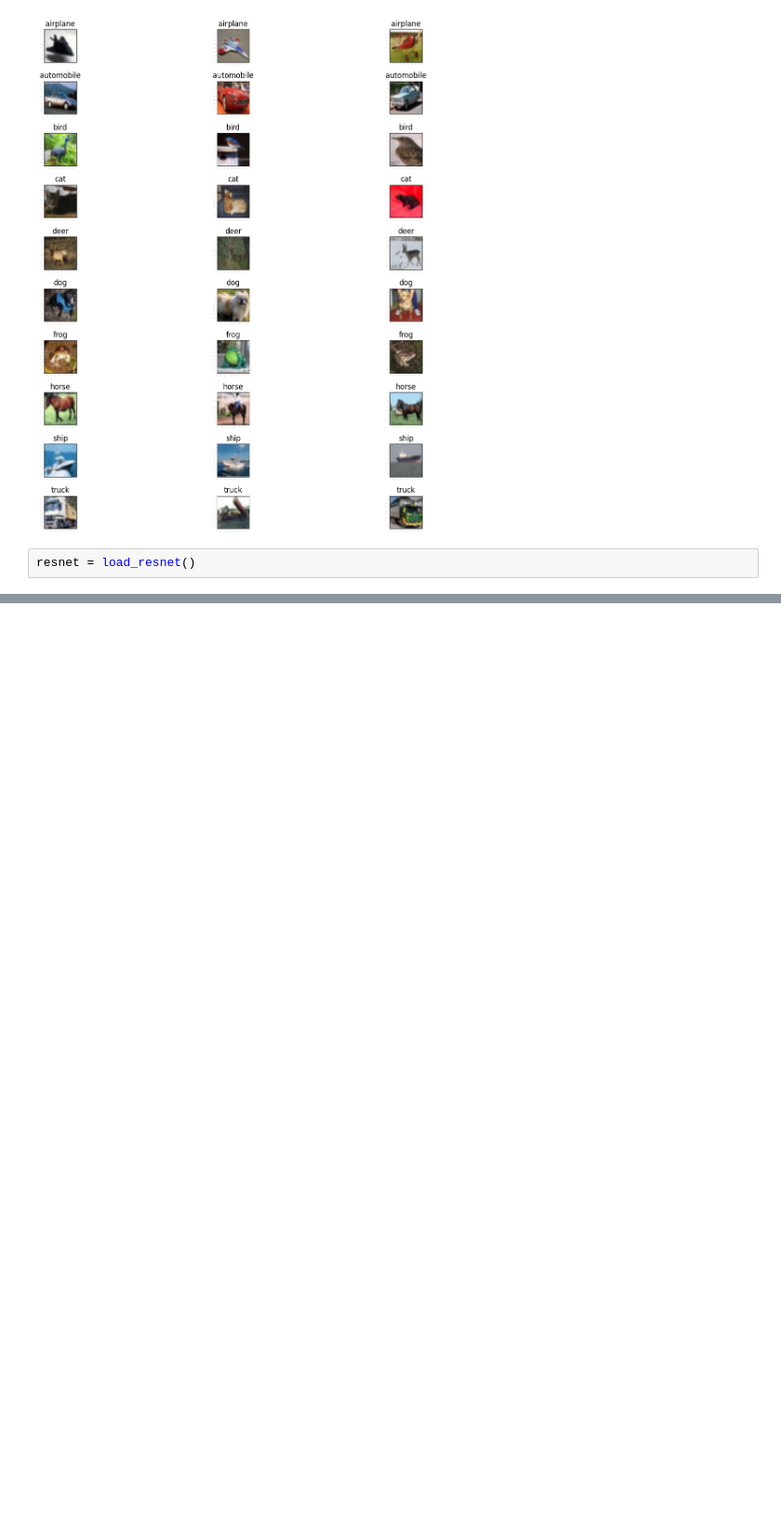
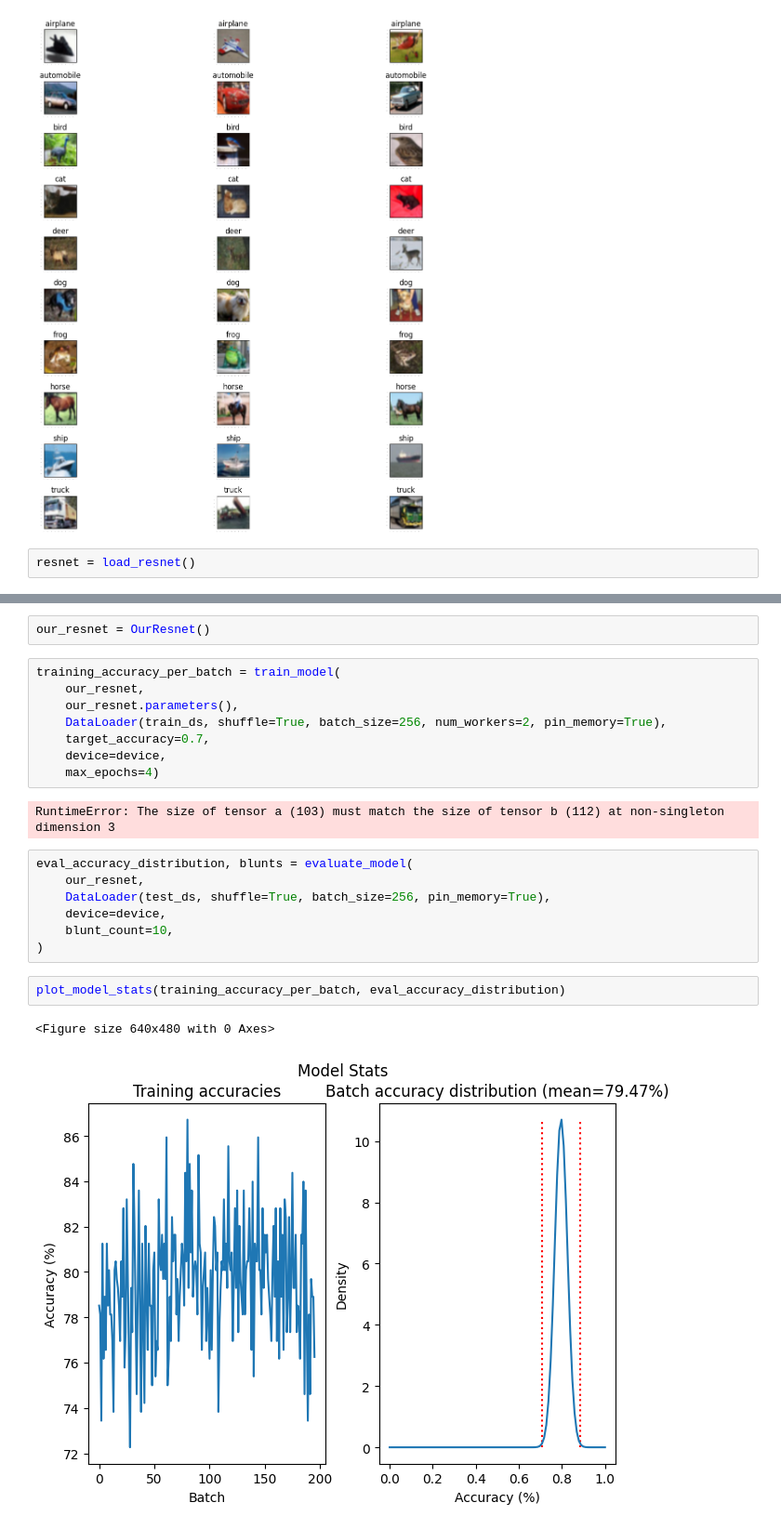
Before and after one commit to tglanz/bsc, a Jupyter notebook: 2024b-22961/mmn15/mmn15.ipynb, the cells around one changed output, grey strips where cells are left out. Shown at 93% size. Drawn from its saved outputs; the diff is of its cells as text; blank space fills up the shorter version.

```diff
--- a/2024b-22961/mmn15/mmn15.ipynb
+++ b/2024b-22961/mmn15/mmn15.ipynb
@@ -496,0 +607,24 @@ plot_model_stats(training_accuracy_per_batch, eval_accuracy_distribution)
+# %%
+our_resnet = OurResnet()
+# %%
+training_accuracy_per_batch = train_model(
+    our_resnet,
+    our_resnet.parameters(),
+    DataLoader(train_ds, shuffle=True, batch_size=256, num_workers=2, pin_memory=True),
+    target_accuracy=0.7,
+    device=device,
+    max_epochs=4)
+# %% [output]
+RuntimeError: The size of tensor a (103) must match the size of tensor b (112) at non-singleton dimension 3
+# %%
+eval_accuracy_distribution, blunts = evaluate_model(
+    our_resnet,
+    DataLoader(test_ds, shuffle=True, batch_size=256, pin_memory=True),
+    device=device,
+    blunt_count=10,
+)
+# %%
+plot_model_stats(training_accuracy_per_batch, eval_accuracy_distribution)
+# %% [output]
+<Figure size 640x480 with 0 Axes>
+[figure, added]
```
Also changed, not shown: parts of 15 cells of this notebook.
